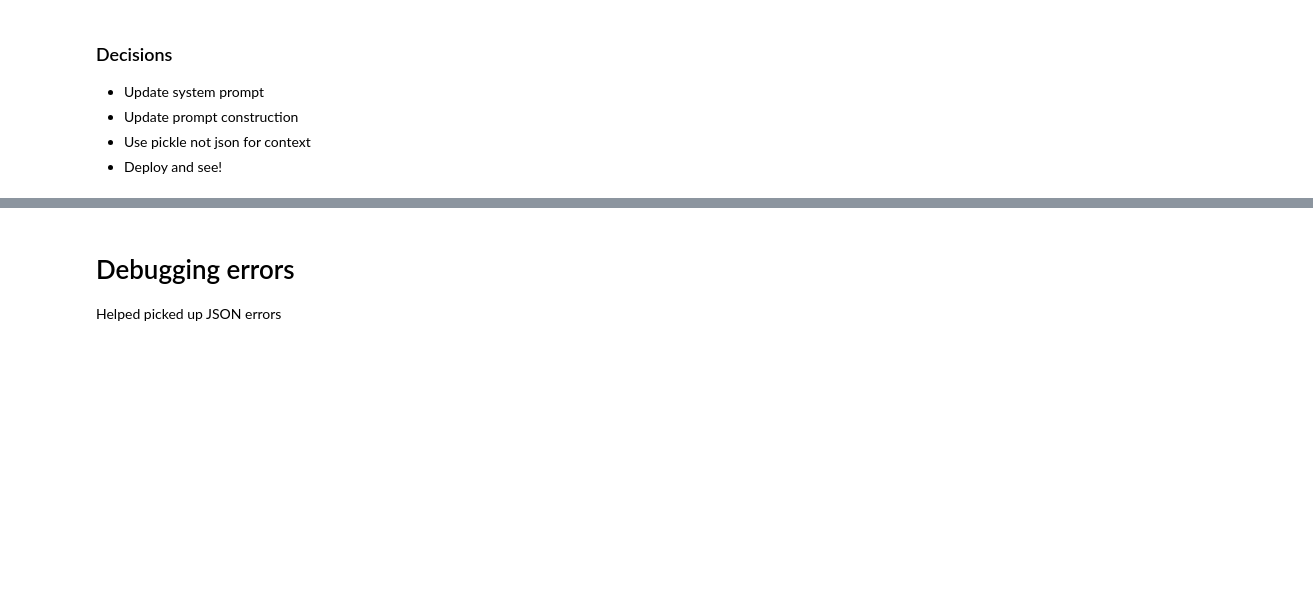
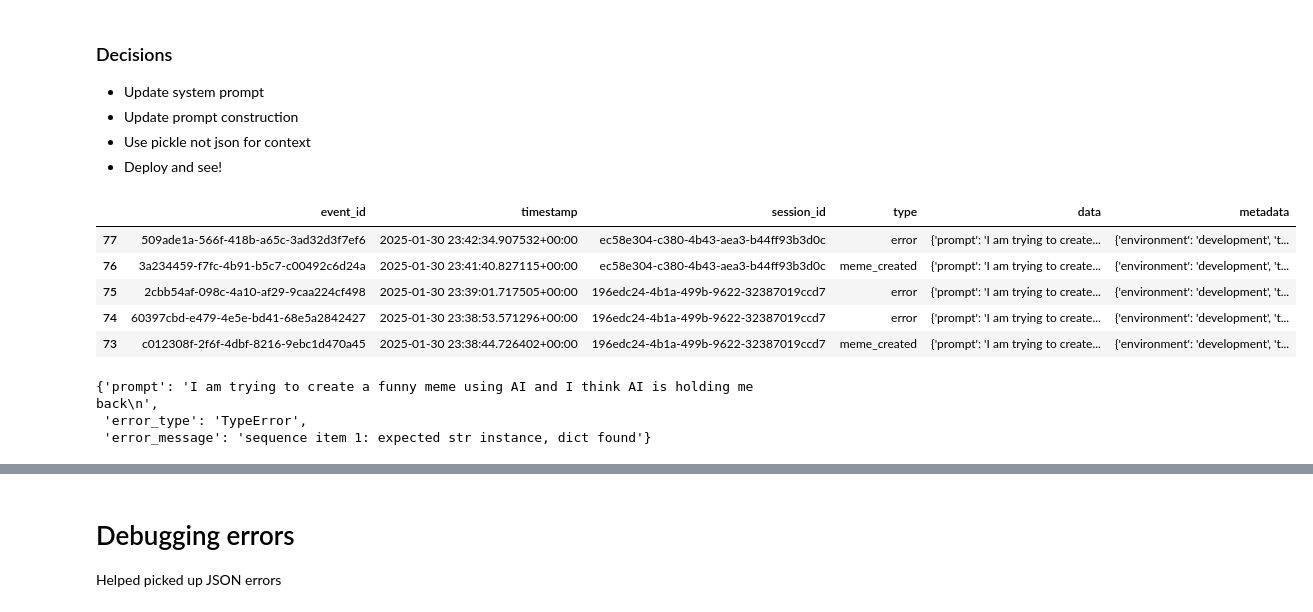
Before and after one commit to GeoffPidcock/llmeme, a Jupyter notebook: notebooks/lookatyourdata.ipynb, the cells around one changed output, grey strips where cells are left out. Cells and saved outputs as stored; diff of their text form; code cells hidden in the pictures; blank space fills up the shorter version.

```diff
--- a/notebooks/lookatyourdata.ipynb
+++ b/notebooks/lookatyourdata.ipynb
@@ -382,3 +409,21 @@ print(test_set2.is_drake.sum()/test_set2.shape[0])
 - Update prompt construction
 - Use pickle not json for context
 - Deploy and see!
+# %%
+# we are logging errors again when a user tries again
+# recent records
+df = pd.read_sql_query("SELECT * FROM events", con=engine)
+df.sort_values(by="timestamp", ascending=False).head()
+# %% [output]
+|  | event_id | timestamp | session_id | type | data | metadata |
+| 77 | 509ade1a-566f-418b-a65c-3ad32d3f7ef6 | 2025-01-30 23:42:34.907532+00:00 | ec58e304-c380-4b43-aea3-b44ff93b3d0c | error | {'prompt': 'I am trying to create... | {'environment': 'development', 't... |
+| 76 | 3a234459-f7fc-4b91-b5c7-c00492c6d24a | 2025-01-30 23:41:40.827115+00:00 | ec58e304-c380-4b43-aea3-b44ff93b3d0c | meme_created | {'prompt': 'I am trying to create... | {'environment': 'development', 't... |
+| 75 | 2cbb54af-098c-4a10-af29-9caa224cf498 | 2025-01-30 23:39:01.717505+00:00 | 196edc24-4b1a-499b-9622-32387019ccd7 | error | {'prompt': 'I am trying to create... | {'environment': 'development', 't... |
+| 74 | 60397cbd-e479-4e5e-bd41-68e5a2842427 | 2025-01-30 23:38:53.571296+00:00 | 196edc24-4b1a-499b-9622-32387019ccd7 | error | {'prompt': 'I am trying to create... | {'environment': 'development', 't... |
+| 73 | c012308f-2f6f-4dbf-8216-9ebc1d470a45 | 2025-01-30 23:38:44.726402+00:00 | 196edc24-4b1a-499b-9622-32387019ccd7 | meme_created | {'prompt': 'I am trying to create... | {'environment': 'development', 't... |
+# %%
+df.sort_values(by="timestamp", ascending=False).iloc[0]['data']
+# %% [output]
+{'prompt': 'I am trying to create a funny meme using AI and I think AI is holding me back\n',
+ 'error_type': 'TypeError',
+ 'error_message': 'sequence item 1: expected str instance, dict found'}
```
Also changed, not shown: parts of 8 cells of this notebook, 1 other file.
